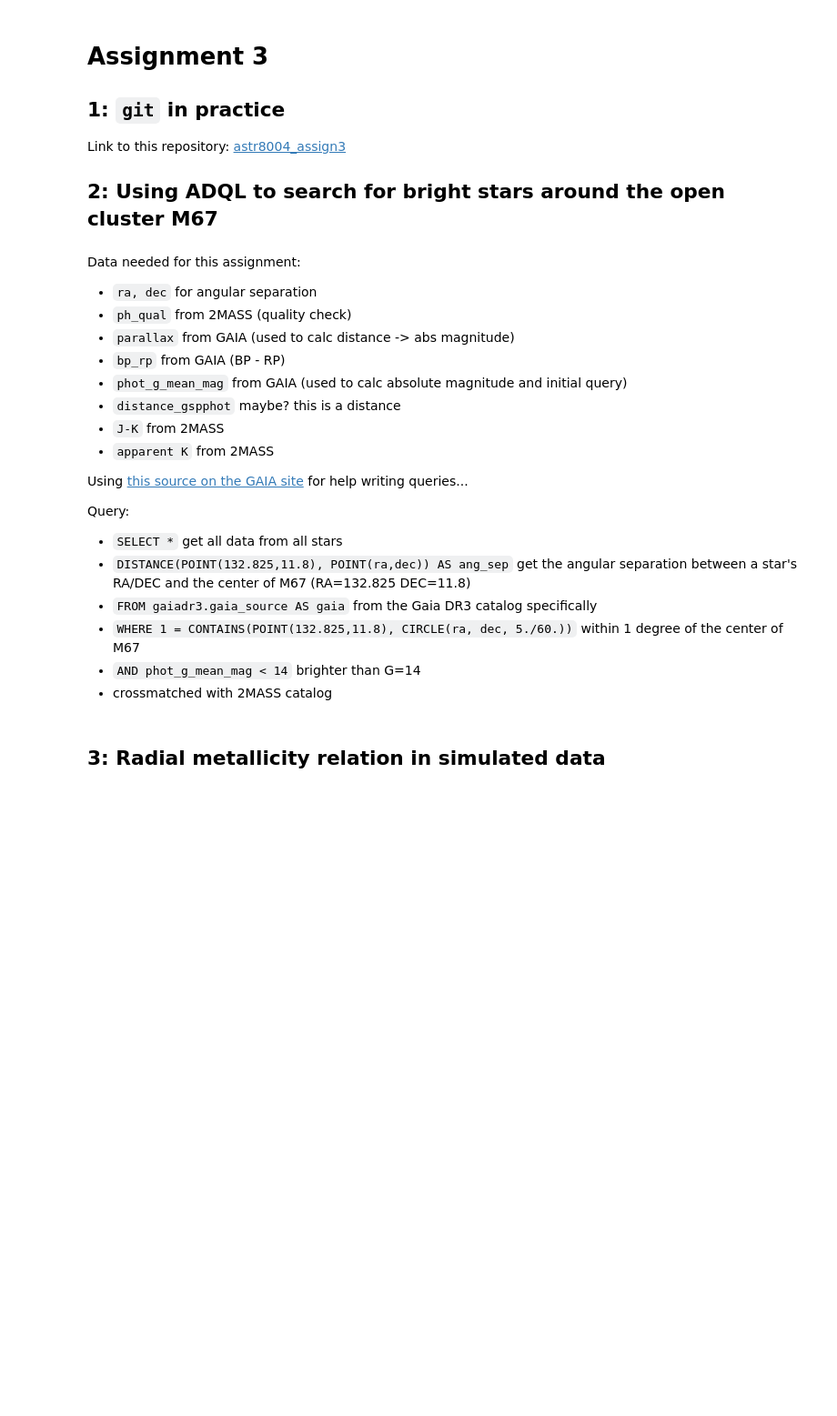
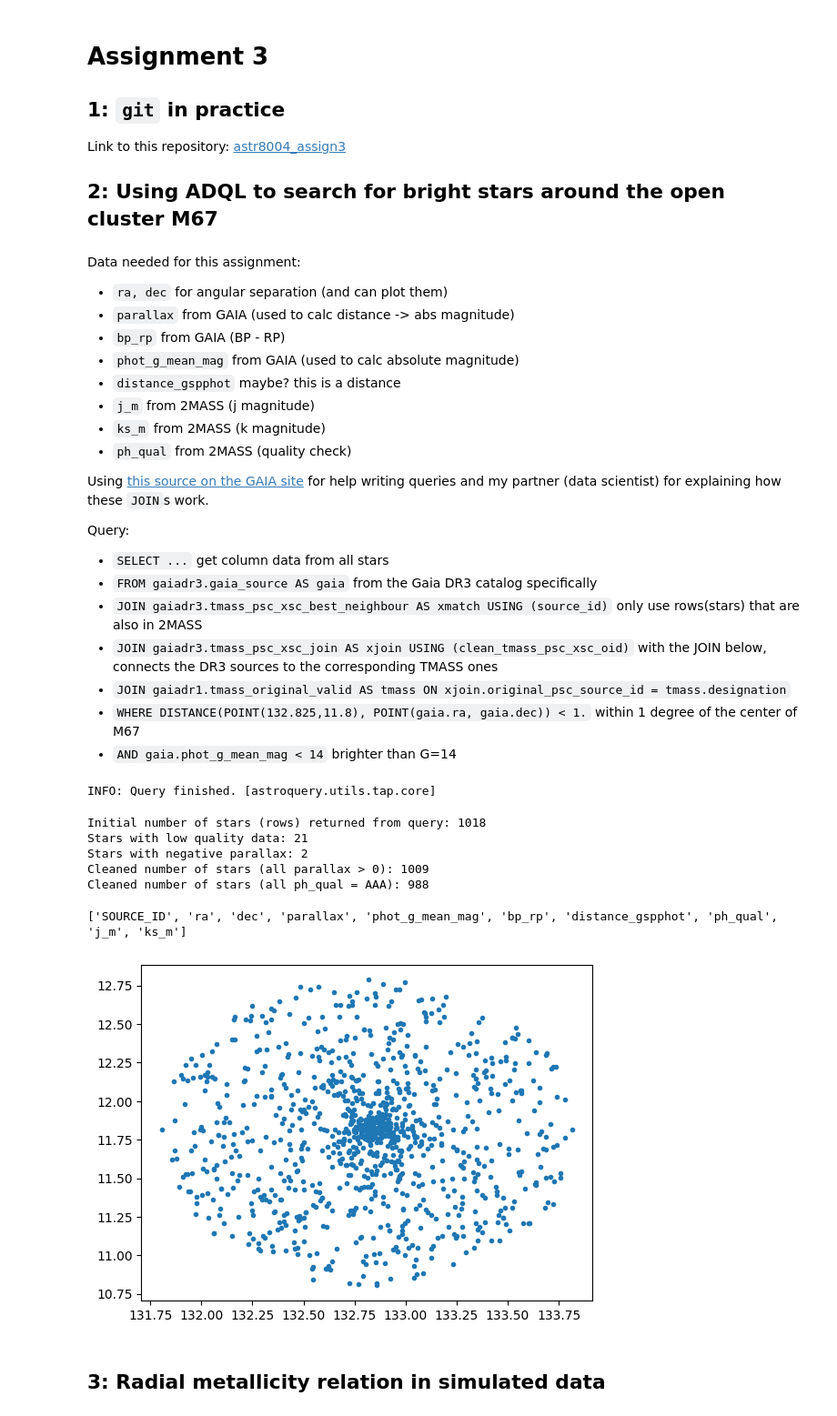
Before and after one commit to cyb0rb/astr8004_assign3, a Jupyter notebook: assignment3.ipynb, the cells around one changed output. Shown at 91% size. Saved outputs shown, nothing was run; the diff lists cells and outputs as text; code cells hidden in the pictures; blank space fills up the shorter version.

Commit message:
successful gaia query + table cleaning

```diff
--- a/assignment3.ipynb
+++ b/assignment3.ipynb
@@ -12,20 +17,21 @@ import numpy as np
 # %% [markdown]
 Data needed for this assignment:
-- `ra, dec` for angular separation
-- `ph_qual` from 2MASS (quality check)
+- `ra, dec` for angular separation (and can plot them)
 - `parallax` from GAIA (used to calc distance -> abs magnitude)
 - `bp_rp` from GAIA (BP - RP)
-- `phot_g_mean_mag` from GAIA (used to calc absolute magnitude and initial query)
+- `phot_g_mean_mag` from GAIA (used to calc absolute magnitude)
 - `distance_gspphot` maybe? this is a distance
-- `J-K` from 2MASS
-- `apparent K` from 2MASS
+- `j_m` from 2MASS (j magnitude)
+- `ks_m` from 2MASS (k magnitude)
+- `ph_qual` from 2MASS (quality check)
 
-Using [this source on the GAIA site](https://www.cosmos.esa.int/web/gaia-users/archive/writing-queries) for help writing queries...
+Using [this source on the GAIA site](https://www.cosmos.esa.int/web/gaia-users/archive/writing-queries) for help writing queries and my partner (data scientist) for explaining how these `JOIN`s work.
 
 Query:
-- `SELECT *` get all data from all stars
-- `DISTANCE(POINT(132.825,11.8), POINT(ra,dec)) AS ang_sep` get the angular separation between a star's RA/DEC and the center of M67 (RA=132.825 DEC=11.8)
+- `SELECT ...` get column data from all stars
 - `FROM gaiadr3.gaia_source AS gaia` from the Gaia DR3 catalog specifically
-- `WHERE 1 = CONTAINS(POINT(132.825,11.8), CIRCLE(ra, dec, 5./60.))` within 1 degree of the center of M67
-- `AND phot_g_mean_mag < 14` brighter than G=14
-- crossmatched with 2MASS catalog
+- `JOIN gaiadr3.tmass_psc_xsc_best_neighbour AS xmatch USING (source_id)` only use rows(stars) that are also in 2MASS
+- `JOIN gaiadr3.tmass_psc_xsc_join AS xjoin USING (clean_tmass_psc_xsc_oid)` with the JOIN below, connects the DR3 sources to the corresponding TMASS ones
+- `JOIN gaiadr1.tmass_original_valid AS tmass ON xjoin.original_psc_source_id = tmass.designation`
+- `WHERE DISTANCE(POINT(132.825,11.8), POINT(gaia.ra, gaia.dec)) < 1.` within 1 degree of the center of M67
+- `AND gaia.phot_g_mean_mag < 14` brighter than G=14
@@ -44,2 +49,41 @@ AND phot_g_mean_mag < 14
+# %%
+# Upload the source_id table for crossmatching
+job = Gaia.launch_job_async(query=query)
+gaiadr3_match = job.get_results()
+# %% [output]
+INFO: Query finished. [astroquery.utils.tap.core]
+# %%
+print(f"Initial number of stars (rows) returned from query: {len(gaiadr3_match)}")
+
+# get rid of stars that don't have ph_qual = AAA
+low_quality = gaiadr3_match[gaiadr3_match['ph_qual'] != 'AAA']
+print(f"Stars with low quality data: {len(low_quality)}")
+
+# get rid of stars that have negative parallax
+negative_parallax = gaiadr3_match[gaiadr3_match['parallax'] < 0]
+print(f"Stars with negative parallax: {len(negative_parallax)}")
+
+# # clean data
+# # (this also removed the negative parallax columns)
+gaia_clean = gaiadr3_match[gaiadr3_match['parallax'] > 0]
+print(f"Cleaned stars (all parallax > 0): {len(gaia_clean)}")
+
+gaia_clean = gaia_clean[gaia_clean['ph_qual'] == 'AAA']
+print(f"Cleaned stars (all ph_qual = AAA): {len(gaia_clean)}")
+# %% [output]
+Initial number of stars (rows) returned from query: 1018
+Stars with low quality data: 21
+Stars with negative parallax: 2
+Cleaned number of stars (all parallax > 0): 1009
+Cleaned number of stars (all ph_qual = AAA): 988
+# %%
+print(gaiadr3_match.colnames)
+
+fig, ax = plt.subplots()
+ax.plot(gaiadr3_match['ra'], gaiadr3_match['dec'], ".")
+plt.show()
+# %% [output]
+['SOURCE_ID', 'ra', 'dec', 'parallax', 'phot_g_mean_mag', 'bp_rp', 'distance_gspphot', 'ph_qual', 'j_m', 'ks_m']
+[figure, added]
 # %% [markdown]
 ## 3: Radial metallicity relation in simulated data
```
Also changed, not shown: parts of 6 cells of this notebook, 1 other file.
